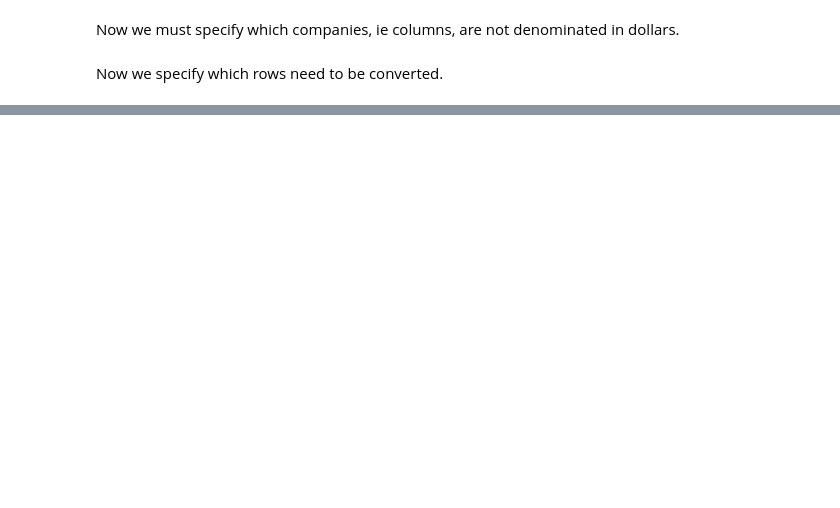
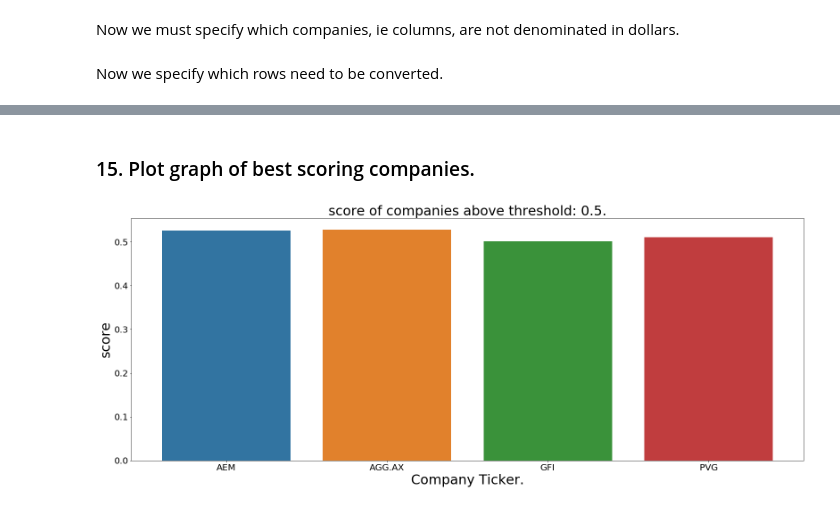
Before and after one commit to KaneKnight/stock-screener, a Jupyter notebook: Screener.ipynb, the cells around one changed output, grey strips where cells are left out. Saved outputs shown, nothing was run; the diff lists cells and outputs as text; code cells hidden in the pictures; blank space fills up the shorter version.

Commit message:
Score companies based on weights.

```diff
--- a/Screener.ipynb
+++ b/Screener.ipynb
@@ -459,0 +518,3 @@ currency                          NaN
+# %%
+mean = tickerData["marketCap"].mean()
+tickerData = tickerData[tickerData["marketCap"] >= mean]
@@ -459,0 +552,3 @@ currency                          NaN
+# %%
+tickerData["dividendYieldDiff"] = tickerData["trailingDividendYield"] - tickerData["5yrAvgDividendYield"]
+higherYields = tickerData[tickerData["dividendYieldDiff"] > 0]
@@ -459,0 +557,10 @@ currency                          NaN
+# %%
+normalizedTickerData = pd.DataFrame()
+for col in tickerData:
+    try:
+        minimum = tickerData[col].min()
+        maximum = tickerData[col].max()
+
+        normalizedTickerData[col] = tickerData[col].apply(lambda x: (x - minimum) / (maximum - minimum))
+    except:
+        normalizedTickerData[col] = tickerData[col]
@@ -459,0 +571,19 @@ currency                          NaN
+# %%
+for metric in ordering:
+    if ordering[metric] == 0:
+        # Lower is better, need to swap.
+        normalizedTickerData[metric] = 1 - normalizedTickerData[metric]
+
+# Accumualte score based on metric weights.
+scoreSeries = pd.Series()
+weightList = list(weights.keys())
+initialMetric = weightList[0]
+scoreSeries = normalizedTickerData[initialMetric] * weights[initialMetric]
+nextSeries = pd.Series()
+for i in range(1, len(weightList)):
+    metric = weightList[i]
+    nextSeries =  weights[metric] * normalizedTickerData[metric]
+    scoreSeries = scoreSeries.add(nextSeries, fill_value=0)
+
+tickerData["score"] = scoreSeries
+print(tickerData["score"])
@@ -459,0 +608,6 @@ currency                          NaN
+# %% [markdown]
+### 15. Plot graph of best scoring companies.
+# %%
+plotGraphOfMetricAboveAverage("score", tickerData, 0.5)
+# %% [output]
+[figure, added]
```
Also changed, not shown: parts of 23 cells of this notebook, 1 other file.
